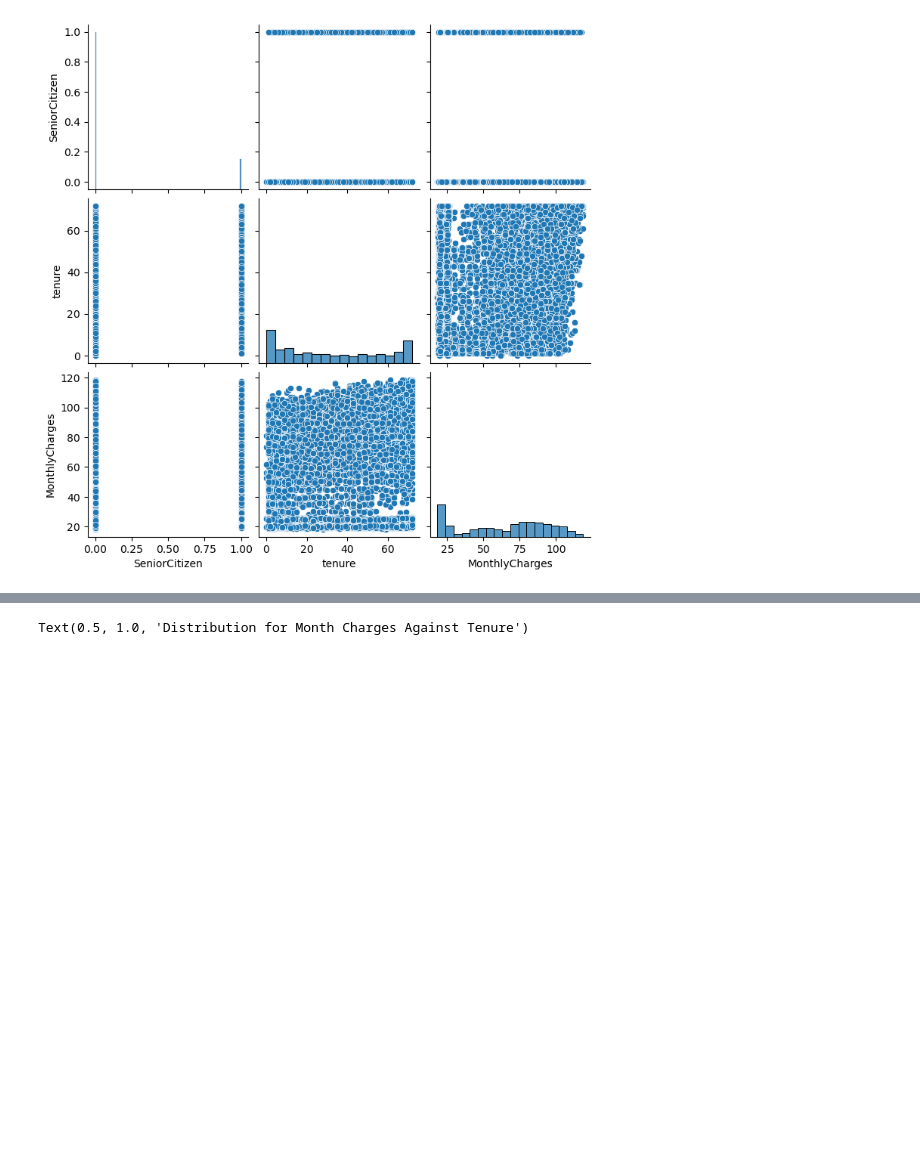
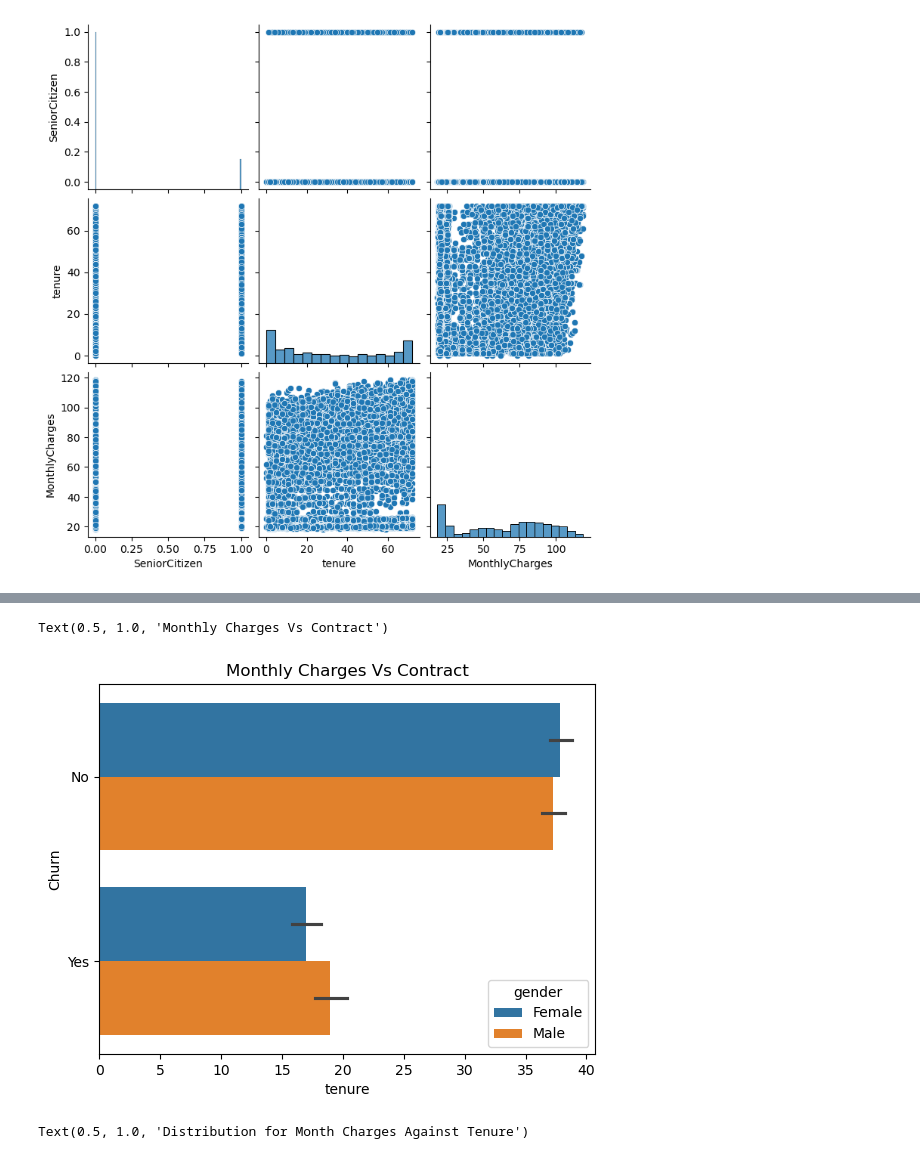
Before and after one commit to AyatiOgo/CUSTOMER_CHURN_PREDICTION_MACHINE_LEARNING_PROJECT, a Jupyter notebook: EX_A/churn_model.ipynb, the cells around one changed output, grey strips where cells are left out. Cells and saved outputs as stored; diff of their text form; code cells hidden in the pictures; blank space fills up the shorter version.

```diff
--- a/EX_A/churn_model.ipynb
+++ b/EX_A/churn_model.ipynb
@@ -112,3 +119,9 @@ sns.barplot(data=df, x=df['Contract'], y = df['tenure'], hue=df['Churn'])
+# %%
+sns.barplot(data=df, x=df['tenure'], y = df['Churn'], hue=df['gender'])
+plt.title('Monthly Charges Vs Contract')
+# %% [output]
+Text(0.5, 1.0, 'Monthly Charges Vs Contract')
+[figure, added]
 # %%
 sns.scatterplot(data =df, x= df['MonthlyCharges'], y=df['tenure'], hue=df['Churn'])
 plt.title('Distribution for Month Charges Against Tenure')
```
Also changed, not shown: parts of 2 cells of this notebook.
